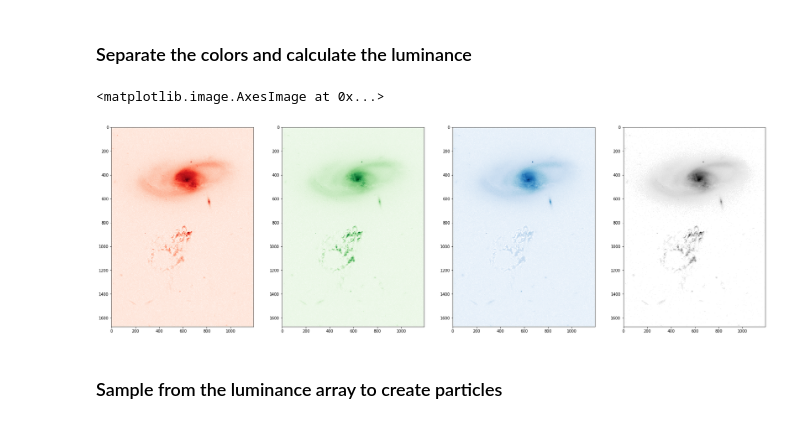
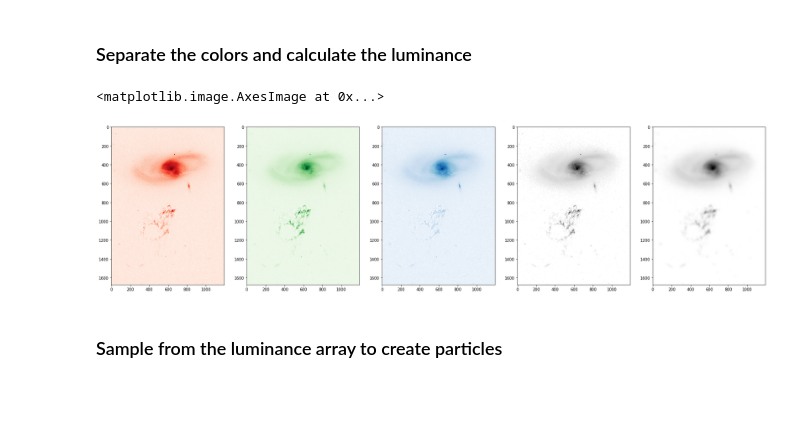
Before and after one commit to ageller/UniviewVoorwerp, a Jupyter notebook: rawdata/VoorwerpParticles.ipynb, the cells around one changed output. Saved outputs shown, nothing was run; the diff lists cells and outputs as text; code cells hidden in the pictures; blank space fills up the shorter version.

```diff
--- a/rawdata/VoorwerpParticles.ipynb
+++ b/rawdata/VoorwerpParticles.ipynb
@@ -35,24 +39,26 @@ print(imarray.shape)
 # %%
 %matplotlib inline
 
 #threshold = 0.2 #from trial and error
 threshold = 0.11 #from trial and error
 
 r = imarray[:, :, 0]/255.
 g = imarray[:, :, 1]/255.
 b = imarray[:, :, 2]/255.
 luminance = 0.2126*imarray[:,:,0]/255. + 0.7152*imarray[:,:,1]/255. + 0.0722*imarray[:,:,2]/255.
 low = np.where(luminance < threshold)
 luminance[low] = 0
+luminanceSmooth = gaussian_filter(luminance, 8)
 
-f,(ax1, ax2, ax3, ax4) = plt.subplots(1,4, figsize=(30, 10))
+f,(ax1, ax2, ax3, ax4, ax5) = plt.subplots(1,5, figsize=(30, 10))
 ax1.imshow(r, cmap='Reds')
 ax2.imshow(g, cmap='Greens')
 ax3.imshow(b, cmap='Blues')
 ax4.imshow(luminance, cmap='Greys')
+ax5.imshow(luminanceSmooth, cmap='Greys')
 # %% [output]
 <matplotlib.image.AxesImage at 0x...>
-[figure, old version]
+[figure, new version]
 # %% [markdown]
 ### Sample from the luminance array to create particles
 # %%
```
Also changed, not shown: parts of 7 cells of this notebook, 7 other files.
